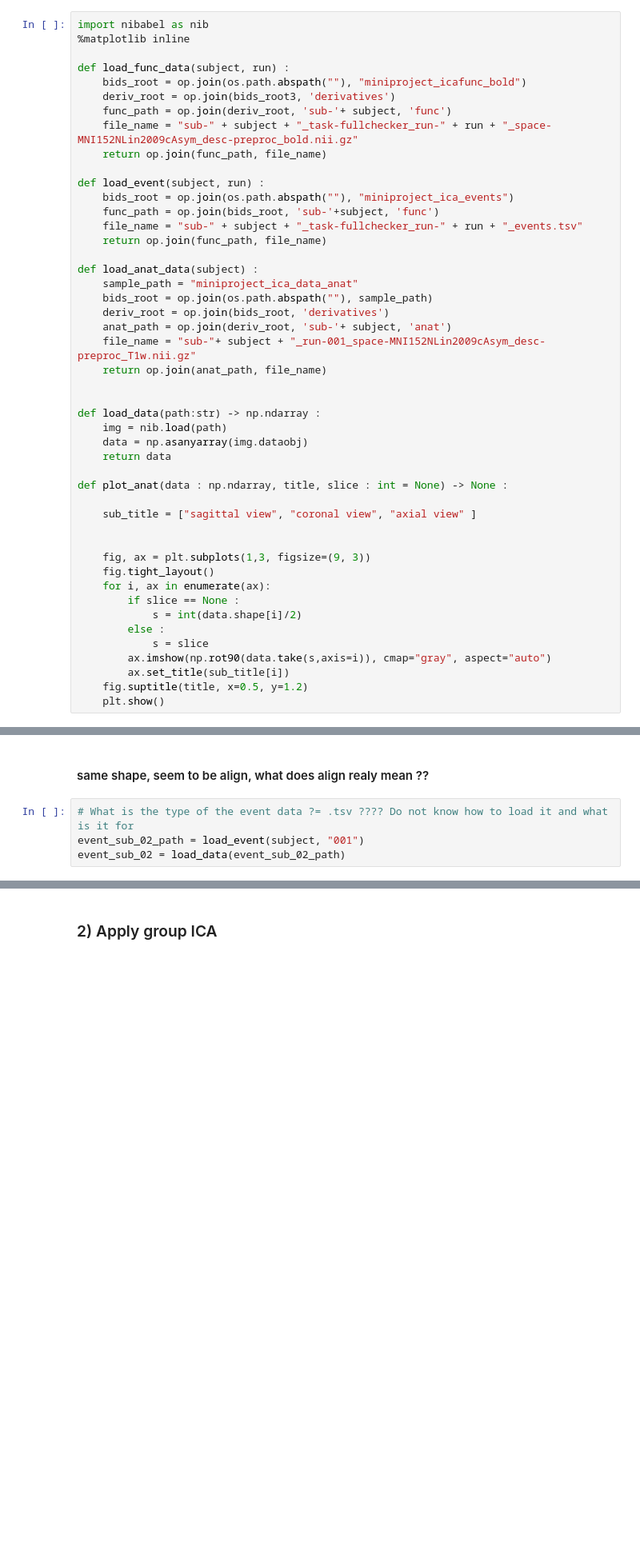
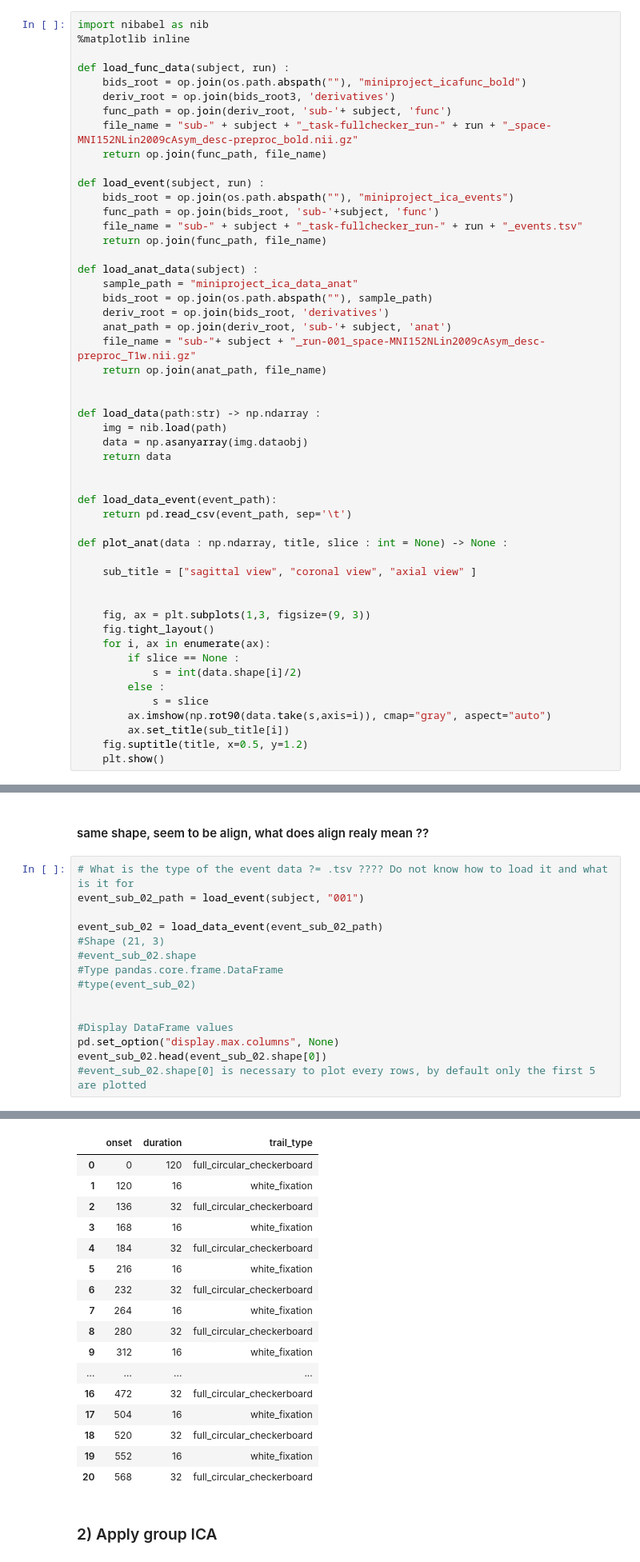
Before and after one commit to claireFriedrich/NSSP, a Jupyter notebook: Miniprojet2/MiniProject_2.ipynb, the cells around one changed output, grey strips where cells are left out. Shown at 80% size. Saved outputs shown, nothing was run; the diff lists cells and outputs as text; blank space fills up the shorter version.

Commit message:
visualize event .tsv files

```diff
--- a/Miniprojet2/MiniProject_2.ipynb
+++ b/Miniprojet2/MiniProject_2.ipynb
@@ -271,6 +271,10 @@ def load_data(path:str) -> np.ndarray :
     data = np.asanyarray(img.dataobj)
     return data
 
+
+def load_data_event(event_path):
+    return pd.read_csv(event_path, sep='\t')
+
 def plot_anat(data : np.ndarray, title, slice : int = None) -> None :
 
     sub_title = ["sagittal view", "coronal view", "axial view" ]
@@ -332,5 +336,16 @@ plot_anat(func_sub_16[:,:,:,121], "anatomical scan of subject 16")
 # %%
 # What is the type of the event data ?= .tsv ???? Do not know how to load it and what is it for
 event_sub_02_path = load_event(subject, "001")
-event_sub_02 = load_data(event_sub_02_path)
+
+event_sub_02 = load_data_event(event_sub_02_path)
+#Shape (21, 3)
+#event_sub_02.shape
+#Type pandas.core.frame.DataFrame
+#type(event_sub_02)
+
+
+#Display DataFrame values
+pd.set_option("display.max.columns", None)
+event_sub_02.head(event_sub_02.shape[0])
+#event_sub_02.shape[0] is necessary to plot every rows, by default only the first 5 are plotted
 # %% [output]
@@ -338,3 +352,20 @@ ImageFileError: Cannot work out file type of "/home/ffriedli/Downloads/NSSP/Mini
+|  | onset | duration | trail_type |
+| 0 | 0 | 120 | full_circular_checkerboard |
+| 1 | 120 | 16 | white_fixation |
+| 2 | 136 | 32 | full_circular_checkerboard |
+| 3 | 168 | 16 | white_fixation |
+| 4 | 184 | 32 | full_circular_checkerboard |
+| 5 | 216 | 16 | white_fixation |
+| 6 | 232 | 32 | full_circular_checkerboard |
+| 7 | 264 | 16 | white_fixation |
+| 8 | 280 | 32 | full_circular_checkerboard |
+| 9 | 312 | 16 | white_fixation |
+| ... | ... | ... | ... |
+| 16 | 472 | 32 | full_circular_checkerboard |
+| 17 | 504 | 16 | white_fixation |
+| 18 | 520 | 32 | full_circular_checkerboard |
+| 19 | 552 | 16 | white_fixation |
+| 20 | 568 | 32 | full_circular_checkerboard |
 # %% [markdown]
 ### 2) Apply group ICA
 # %%
```
Also changed, not shown: parts of 9 cells of this notebook.
